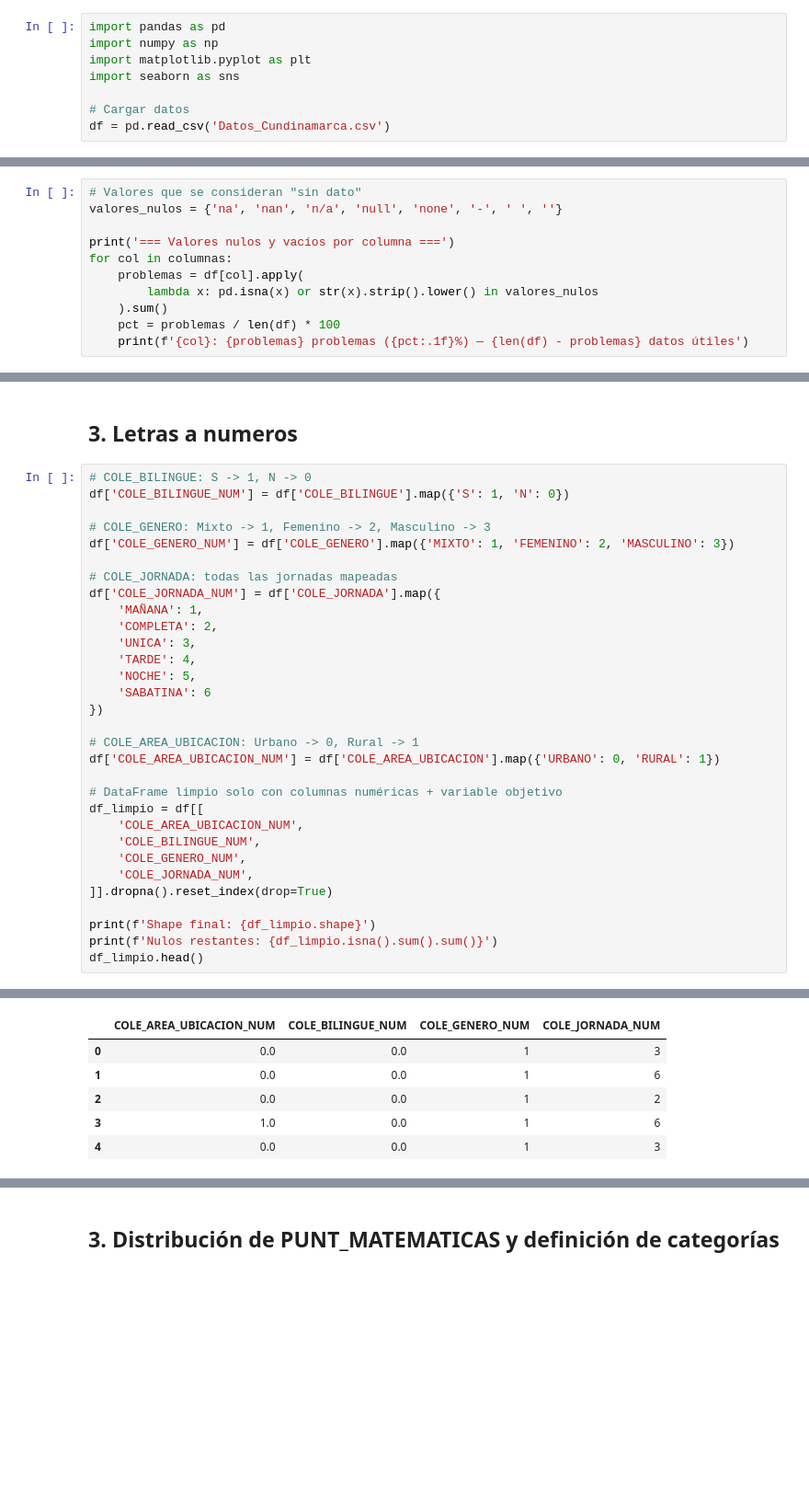
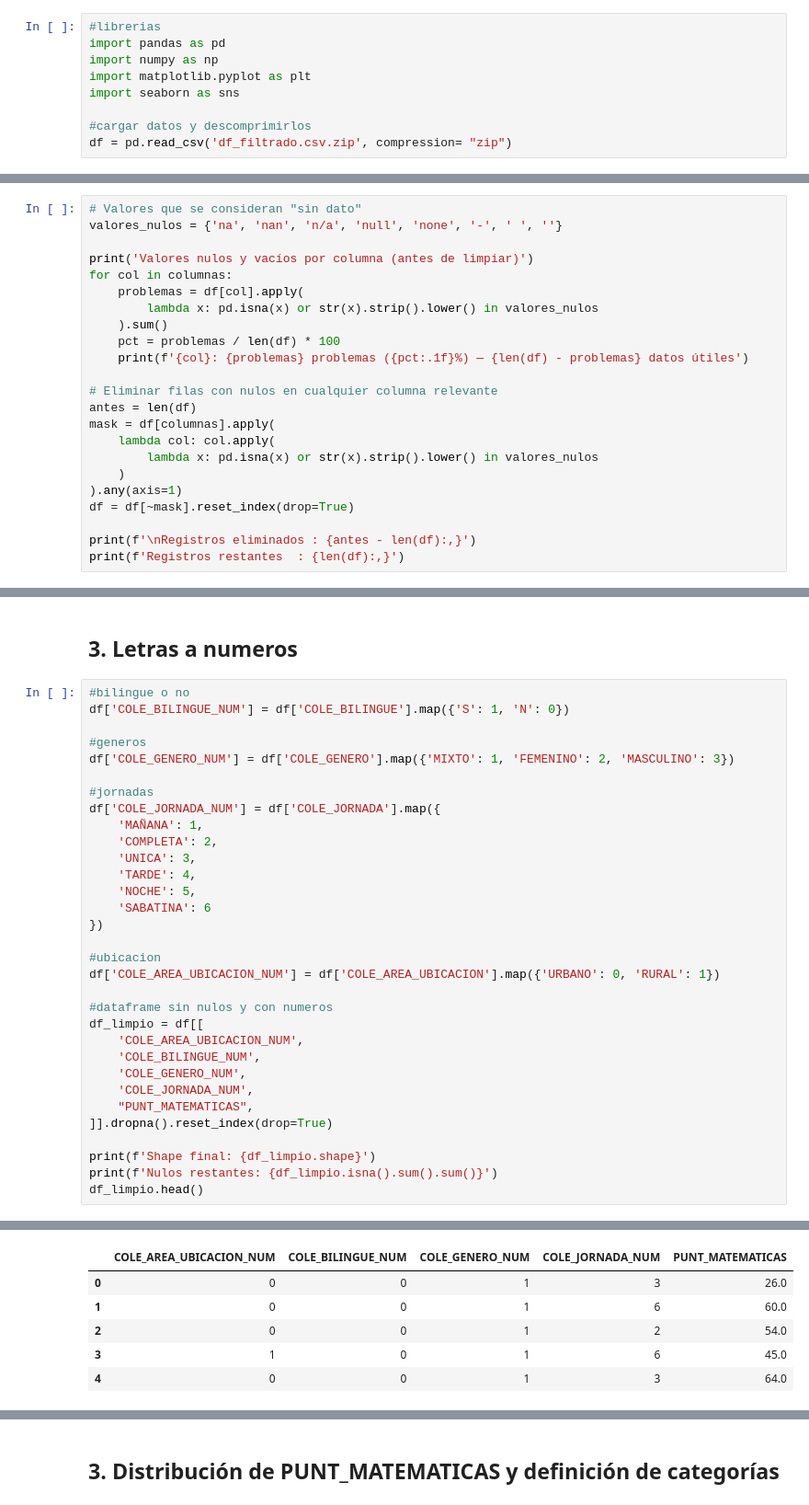
Before and after one commit to danielasolarte/Proyecto2Analitica, a Jupyter notebook: limpieza_exploracion_pregunta1.ipynb, the cells around one changed output, grey strips where cells are left out. Shown at 92% size. Cells and saved outputs as stored; diff of their text form; blank space fills up the shorter version.

```diff
--- a/limpieza_exploracion_pregunta1.ipynb
+++ b/limpieza_exploracion_pregunta1.ipynb
@@ -3,12 +3,13 @@
 **Pregunta de negocio:** ¿Cuál será el nivel de desempeño en matemáticas de un estudiante de Cundinamarca según su tipo de colegio?
 # %%
+#librerias
 import pandas as pd
 import numpy as np
 import matplotlib.pyplot as plt
 import seaborn as sns
 
-# Cargar datos
-df = pd.read_csv('Datos_Cundinamarca.csv')
+#cargar datos y descomprimirlos
+df = pd.read_csv('df_filtrado.csv.zip', compression= "zip")
 # %% [markdown]
 ## 1. Columnas relevantes
 # %%
@@ -37,11 +39,23 @@ Shape: (470818, 5)
 # Valores que se consideran "sin dato"
 valores_nulos = {'na', 'nan', 'n/a', 'null', 'none', '-', ' ', ''}
 
-print('=== Valores nulos y vacíos por columna ===')
+print('Valores nulos y vacíos por columna (antes de limpiar)')
 for col in columnas:
     problemas = df[col].apply(
         lambda x: pd.isna(x) or str(x).strip().lower() in valores_nulos
     ).sum()
     pct = problemas / len(df) * 100
     print(f'{col}: {problemas} problemas ({pct:.1f}%) — {len(df) - problemas} datos útiles')
+
+# Eliminar filas con nulos en cualquier columna relevante
+antes = len(df)
+mask = df[columnas].apply(
+    lambda col: col.apply(
+        lambda x: pd.isna(x) or str(x).strip().lower() in valores_nulos
+    )
+).any(axis=1)
+df = df[~mask].reset_index(drop=True)
+
+print(f'\nRegistros eliminados : {antes - len(df):,}')
+print(f'Registros restantes  : {len(df):,}')
 # %% [output]
@@ -78,13 +95,13 @@ Name: count, dtype: int64
 # %% [markdown]
 ## 3. Letras a numeros
 # %%
-# COLE_BILINGUE: S -> 1, N -> 0
+#bilingue o no
 df['COLE_BILINGUE_NUM'] = df['COLE_BILINGUE'].map({'S': 1, 'N': 0})
 
-# COLE_GENERO: Mixto -> 1, Femenino -> 2, Masculino -> 3
+#generos
 df['COLE_GENERO_NUM'] = df['COLE_GENERO'].map({'MIXTO': 1, 'FEMENINO': 2, 'MASCULINO': 3})
 
-# COLE_JORNADA: todas las jornadas mapeadas
+#jornadas
 df['COLE_JORNADA_NUM'] = df['COLE_JORNADA'].map({
     'MAÑANA': 1,
     'COMPLETA': 2,
@@ -94,15 +111,16 @@ df['COLE_JORNADA_NUM'] = df['COLE_JORNADA'].map({
     'SABATINA': 6
 })
 
-# COLE_AREA_UBICACION: Urbano -> 0, Rural -> 1
+#ubicacion
 df['COLE_AREA_UBICACION_NUM'] = df['COLE_AREA_UBICACION'].map({'URBANO': 0, 'RURAL': 1})
 
-# DataFrame limpio solo con columnas numéricas + variable objetivo
+#dataframe sin nulos y con numeros
 df_limpio = df[[
     'COLE_AREA_UBICACION_NUM',
     'COLE_BILINGUE_NUM',
     'COLE_GENERO_NUM',
     'COLE_JORNADA_NUM',
+    "PUNT_MATEMATICAS",
 ]].dropna().reset_index(drop=True)
 
 print(f'Shape final: {df_limpio.shape}')
@@ -113,7 +131,7 @@ Shape final: (393265, 4)
 Nulos restantes: 0
-|  | COLE_AREA_UBICACION_NUM | COLE_BILINGUE_NUM | COLE_GENERO_NUM | COLE_JORNADA_NUM |
-| 0 | 0.0 | 0.0 | 1 | 3 |
-| 1 | 0.0 | 0.0 | 1 | 6 |
-| 2 | 0.0 | 0.0 | 1 | 2 |
-| 3 | 1.0 | 0.0 | 1 | 6 |
-| 4 | 0.0 | 0.0 | 1 | 3 |
+|  | COLE_AREA_UBICACION_NUM | COLE_BILINGUE_NUM | COLE_GENERO_NUM | COLE_JORNADA_NUM | PUNT_MATEMATICAS |
+| 0 | 0 | 0 | 1 | 3 | 26.0 |
+| 1 | 0 | 0 | 1 | 6 | 60.0 |
+| 2 | 0 | 0 | 1 | 2 | 54.0 |
+| 3 | 1 | 0 | 1 | 6 | 45.0 |
+| 4 | 0 | 0 | 1 | 3 | 64.0 |
```
Also changed, not shown: parts of 26 cells of this notebook.
